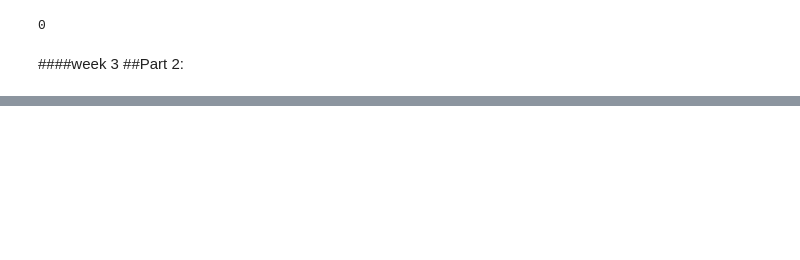
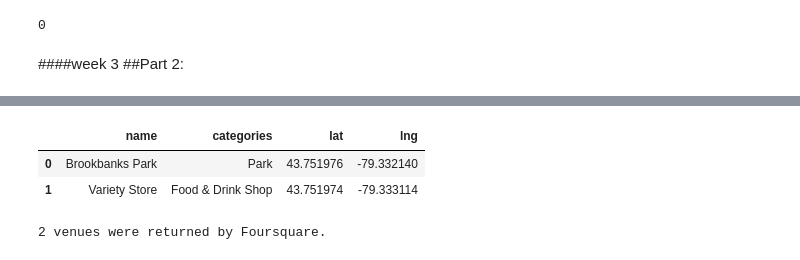
Before and after one commit to parag-ghungrudkar/Battle_of_neighborhoods_coursera, a Jupyter notebook: Coursera_capstone_project.ipynb, the cells around one changed output, grey strips where cells are left out. Saved outputs shown, nothing was run; the diff lists cells and outputs as text; code cells hidden in the pictures; blank space fills up the shorter version.

```diff
--- a/Coursera_capstone_project.ipynb
+++ b/Coursera_capstone_project.ipynb
@@ -149,0 +151,12 @@ lat_lon = pd.read_csv
+# %%
+LIMIT = 100
+radius = 500
+
+url = 'https://api.foursquare.com/v2/venues/explore?&client_id={}&client_secret={}&v={}&ll={},{}&radius={}&limit={}'.format(
+    CLIENT_ID,
+    CLIENT_SECRET,
+    VERSION,
+    neighbourhood_latitude,
+    neighbourhood_longitude,
+    radius,
+    LIMIT)
@@ -149,0 +199,24 @@ lat_lon = pd.read_csv
+# %%
+venues = results['response']['groups'][0]['items']
+
+nearby_venues = json_normalize(venues) # flatten JSON
+
+# filter columns
+filtered_columns = ['venue.name', 'venue.categories', 'venue.location.lat', 'venue.location.lng']
+nearby_venues =nearby_venues.loc[:, filtered_columns]
+
+# filter the category for each row
+nearby_venues['venue.categories'] = nearby_venues.apply(get_category_type, axis=1)
+
+# clean columns
+nearby_venues.columns = [col.split(".")[-1] for col in nearby_venues.columns]
+
+nearby_venues.head()
+# %% [output]
+|  | name | categories | lat | lng |
+| 0 | Brookbanks Park | Park | 43.751976 | -79.332140 |
+| 1 | Variety Store | Food & Drink Shop | 43.751974 | -79.333114 |
+# %%
+print('{} venues were returned by Foursquare.'.format(nearby_venues.shape[0]))
+# %% [output]
+2 venues were returned by Foursquare.
```
Also changed, not shown: parts of 34 cells of this notebook.
